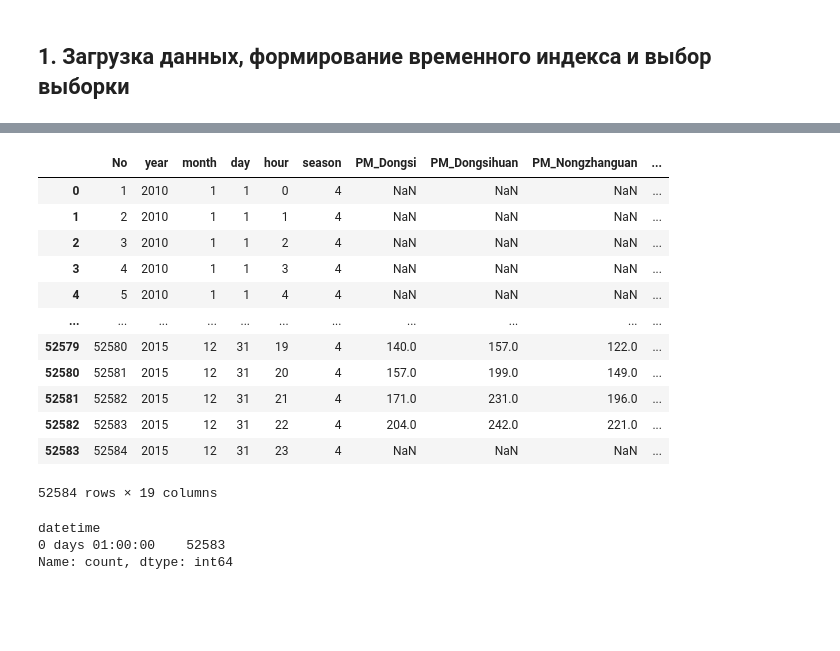
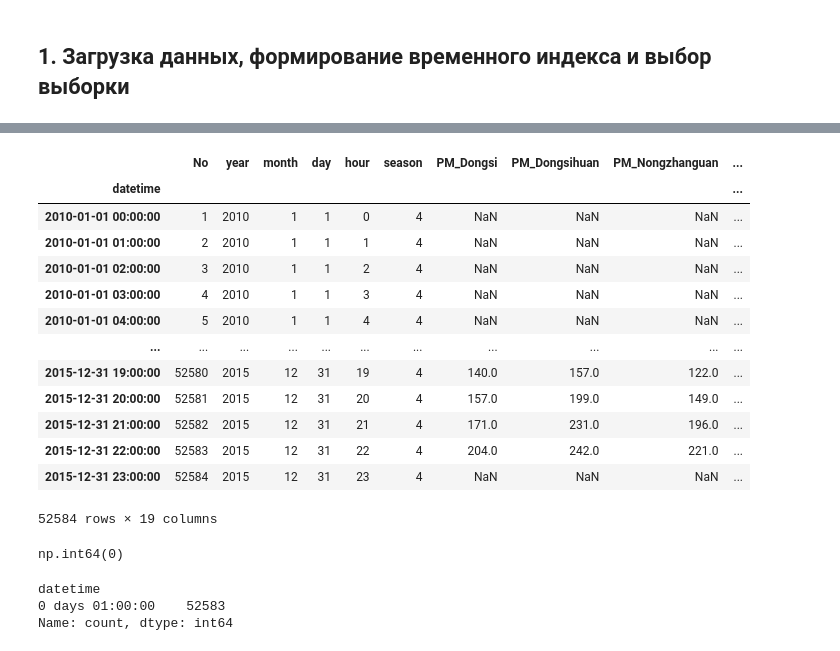
Before and after one commit to gladiat0r1337/labs_7term, a Jupyter notebook: km1(1).ipynb, the cells around one changed output, grey strips where cells are left out. Saved outputs shown, nothing was run; the diff lists cells and outputs as text; code cells hidden in the pictures; blank space fills up the shorter version.

```diff
--- a/km1(1).ipynb
+++ b/km1(1).ipynb
@@ -33,21 +38,30 @@ df = pd.read_csv('/content/BeijingPM20100101_20151231.csv')
 # %%
 df['datetime'] = pd.to_datetime(df[['year', 'month', 'day', 'hour']])
 # %%
-df.sort_values(by='datetime')
+df.sort_values(by='datetime', inplace=True)
-# %% [output]
-|  | No | year | month | day | hour | season | PM_Dongsi | PM_Dongsihuan | PM_Nongzhanguan | ... |
-| 0 | 1 | 2010 | 1 | 1 | 0 | 4 | NaN | NaN | NaN | ... |
-| 1 | 2 | 2010 | 1 | 1 | 1 | 4 | NaN | NaN | NaN | ... |
-| 2 | 3 | 2010 | 1 | 1 | 2 | 4 | NaN | NaN | NaN | ... |
-| 3 | 4 | 2010 | 1 | 1 | 3 | 4 | NaN | NaN | NaN | ... |
-| 4 | 5 | 2010 | 1 | 1 | 4 | 4 | NaN | NaN | NaN | ... |
-| ... | ... | ... | ... | ... | ... | ... | ... | ... | ... | ... |
-| 52579 | 52580 | 2015 | 12 | 31 | 19 | 4 | 140.0 | 157.0 | 122.0 | ... |
-| 52580 | 52581 | 2015 | 12 | 31 | 20 | 4 | 157.0 | 199.0 | 149.0 | ... |
-| 52581 | 52582 | 2015 | 12 | 31 | 21 | 4 | 171.0 | 231.0 | 196.0 | ... |
-| 52582 | 52583 | 2015 | 12 | 31 | 22 | 4 | 204.0 | 242.0 | 221.0 | ... |
-| 52583 | 52584 | 2015 | 12 | 31 | 23 | 4 | NaN | NaN | NaN | ... |
-52584 rows × 19 columns
+# %%
+df = df.set_index('datetime', drop=False)
+# %%
+df
+# %% [output]
+|  | No | year | month | day | hour | season | PM_Dongsi | PM_Dongsihuan | PM_Nongzhanguan | ... |
+| datetime |  |  |  |  |  |  |  |  |  | ... |
+| 2010-01-01 00:00:00 | 1 | 2010 | 1 | 1 | 0 | 4 | NaN | NaN | NaN | ... |
+| 2010-01-01 01:00:00 | 2 | 2010 | 1 | 1 | 1 | 4 | NaN | NaN | NaN | ... |
+| 2010-01-01 02:00:00 | 3 | 2010 | 1 | 1 | 2 | 4 | NaN | NaN | NaN | ... |
+| 2010-01-01 03:00:00 | 4 | 2010 | 1 | 1 | 3 | 4 | NaN | NaN | NaN | ... |
+| 2010-01-01 04:00:00 | 5 | 2010 | 1 | 1 | 4 | 4 | NaN | NaN | NaN | ... |
+| ... | ... | ... | ... | ... | ... | ... | ... | ... | ... | ... |
+| 2015-12-31 19:00:00 | 52580 | 2015 | 12 | 31 | 19 | 4 | 140.0 | 157.0 | 122.0 | ... |
+| 2015-12-31 20:00:00 | 52581 | 2015 | 12 | 31 | 20 | 4 | 157.0 | 199.0 | 149.0 | ... |
+| 2015-12-31 21:00:00 | 52582 | 2015 | 12 | 31 | 21 | 4 | 171.0 | 231.0 | 196.0 | ... |
+| 2015-12-31 22:00:00 | 52583 | 2015 | 12 | 31 | 22 | 4 | 204.0 | 242.0 | 221.0 | ... |
+| 2015-12-31 23:00:00 | 52584 | 2015 | 12 | 31 | 23 | 4 | NaN | NaN | NaN | ... |
+52584 rows × 19 columns
+# %%
+df.duplicated().sum()
+# %% [output]
+np.int64(0)
 # %%
 deltas = df['datetime'].diff()
 print(deltas.value_counts())
```
Also changed, not shown: parts of 37 cells of this notebook.
